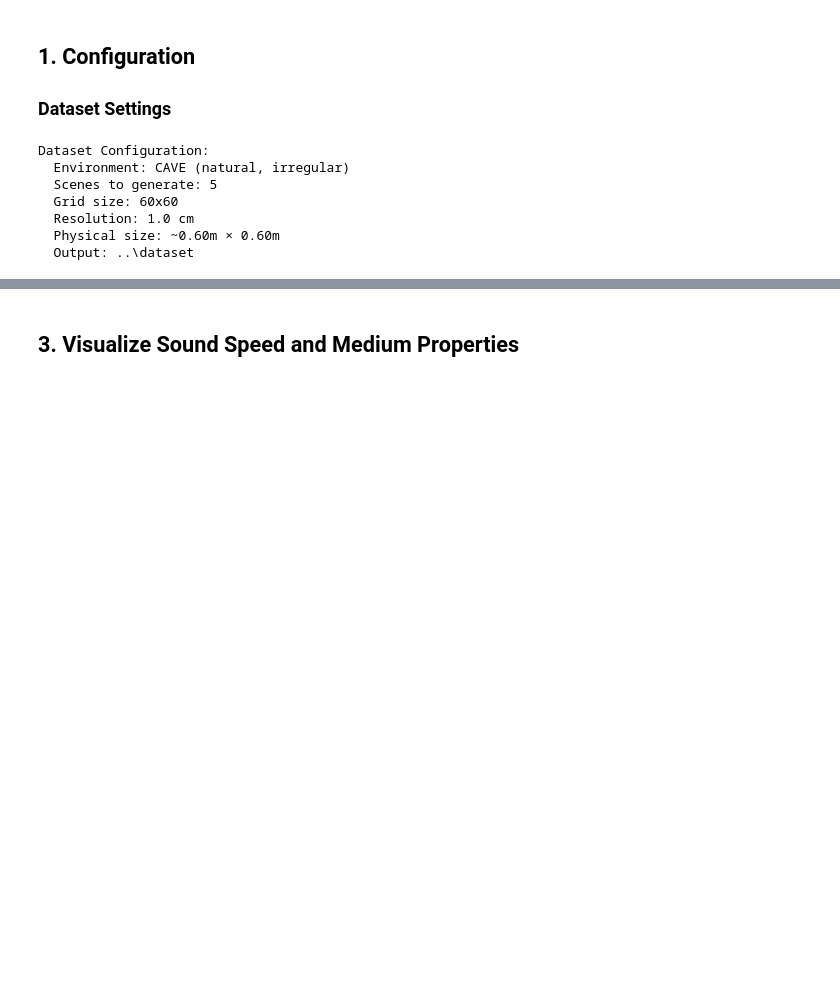
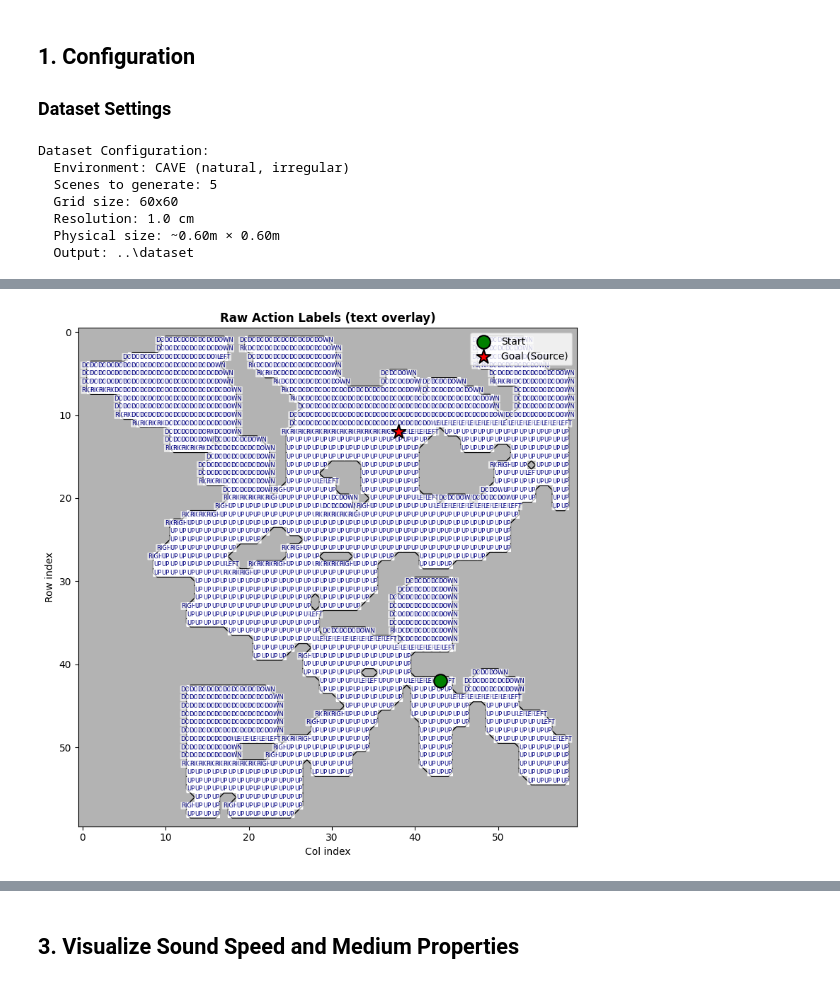
Before and after one commit to djpitzele/Audio-Maze-Navigation, a Jupyter notebook: notebooks/01_Wave_Propagation_Test.ipynb, the cells around one changed output, grey strips where cells are left out. Drawn from its saved outputs; the diff is of its cells as text; code cells hidden in the pictures; blank space fills up the shorter version.

```diff
--- a/notebooks/01_Wave_Propagation_Test.ipynb
+++ b/notebooks/01_Wave_Propagation_Test.ipynb
@@ -168,0 +234,30 @@ Running simulation
+# %%
+# Debug: show raw action labels as text (col = x, row = y)
+fig, ax = plt.subplots(figsize=(8, 8))
+ax.imshow(maze_grid, origin='upper', cmap='binary', alpha=0.3)
+ax.contour(maze_grid, levels=[0.5], colors='black', linewidths=1)
+ax.scatter([start_col], [start_row], s=180, c='green', marker='o', edgecolors='black', linewidths=1.5, label='Start', zorder=10)
+ax.scatter([end_col], [end_row], s=220, c='red', marker='*', edgecolors='black', linewidths=1.5, label='Goal (Source)', zorder=10)
+
+# Overlay action strings in each air cell
+for r in range(Nx):
+    for c in range(Ny):
+        a = action_grid[r][c] if isinstance(action_grid, list) else action_grid[r, c]
+        if a is None:
+            continue
+        if isinstance(a, bytes):
+            a = a.decode('utf-8')
+        if a == '':
+            continue
+        ax.text(c, r, a.upper(), ha='center', va='center', fontsize=6, color='navy',
+                bbox=dict(boxstyle='round,pad=0.1', facecolor='white', edgecolor='none', alpha=0.7))
+
+ax.set_title('Raw Action Labels (text overlay)', fontsize=12, fontweight='bold')
+ax.set_xlabel('Col index')
+ax.set_ylabel('Row index')
+ax.legend(loc='upper right')
+ax.axis('image')
+plt.tight_layout()
+plt.show()
+# %% [output]
+[figure, added]
```
Also changed, not shown: parts of 11 cells of this notebook, 5 other files.
